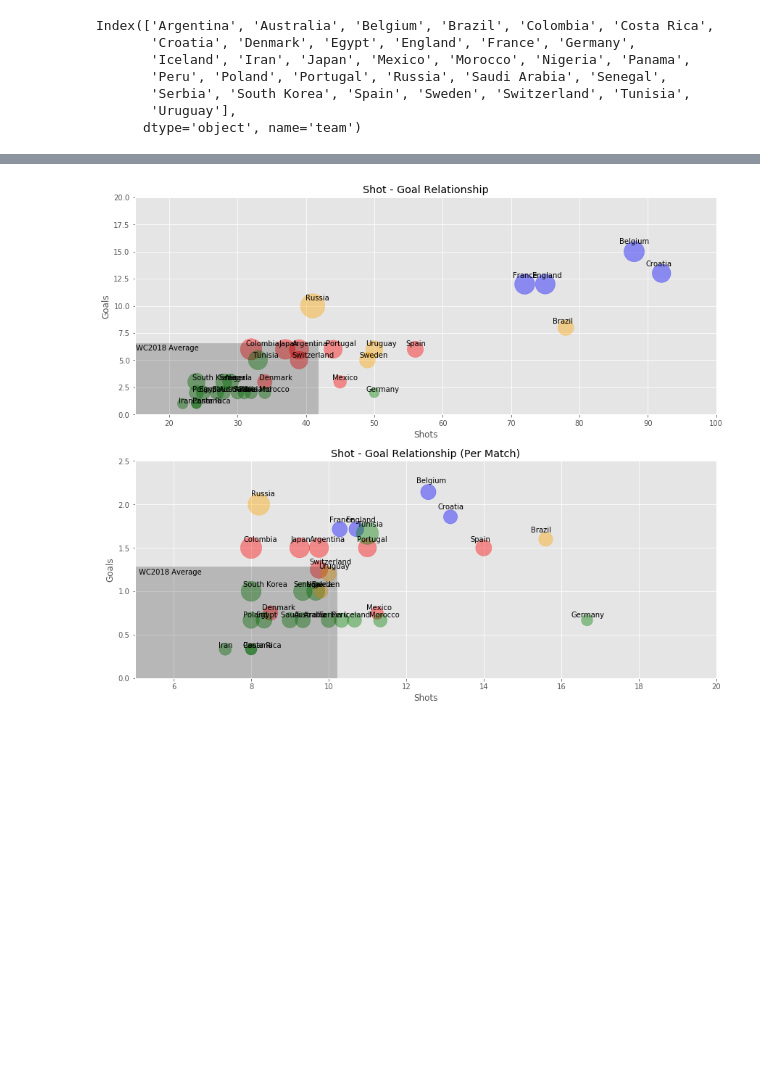
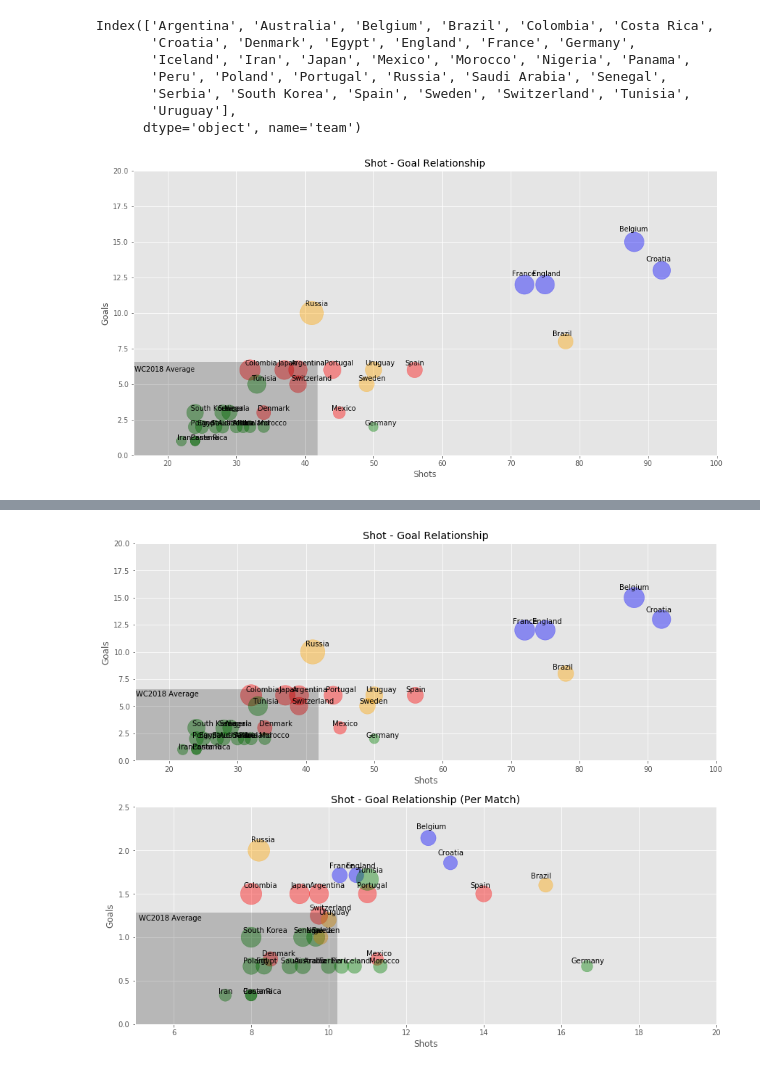
Before and after one commit to bkktimber/keyboard-manager, a Jupyter notebook: get_data.ipynb, the cells around one changed output, grey strips where cells are left out. Saved outputs shown, nothing was run; the diff lists cells and outputs as text; code cells hidden in the pictures; blank space fills up the shorter version.

```diff
--- a/get_data.ipynb
+++ b/get_data.ipynb
@@ -196,3 +196,28 @@ def format_axes(fig):
     for i, ax in enumerate(fig.axes):
         ax.text(0.5, 0.5, "ax%d" % (i+1), va="center", ha="center")
         ax.tick_params(labelbottom=False, labelleft=False)
+# %%
+fig = plt.figure(figsize=(15, 7.5))
+ax1 = fig.add_subplot(1,1,1)
+ax1.scatter(shot_outcome.total_shot, shot_outcome.Goal,
+            s=500 * shot_outcome.goal_conversion/shot_outcome.goal_conversion.mean(),
+            c=shot_outcome.progress.apply(lambda x: colour_dict[x]),
+           alpha=0.4)
+ax1.axvspan(0,
+            shot_outcome.total_shot.mean(),
+            ymin=0,
+            ymax=shot_outcome.Goal.mean()/shot_outcome.Goal.max(),
+            alpha=0.2, color='black')
+for i, txt in enumerate(shot_outcome.index):
+    ax1.annotate(txt, (shot_outcome.total_shot[i] * 0.975, shot_outcome.Goal[i] * 1.05))
+
+ax1.set_title('Shot - Goal Relationship')
+ax1.set_xlabel('Shots')
+ax1.set_ylabel('Goals')
+ax1.set_xlim([15, 100])
+ax1.set_ylim([0, 20])
+ax1.annotate('WC2018 Average', xy=(15, 5), xytext=(15.1, shot_outcome.Goal.mean() * 1.2))
+plt.savefig('pics/goal-shot-overall.png', format='png', bbox_inches='tight')
+plt.show()
+# %% [output]
+[figure, added]
```
Also changed, not shown: parts of 37 cells of this notebook, 9 other files.
